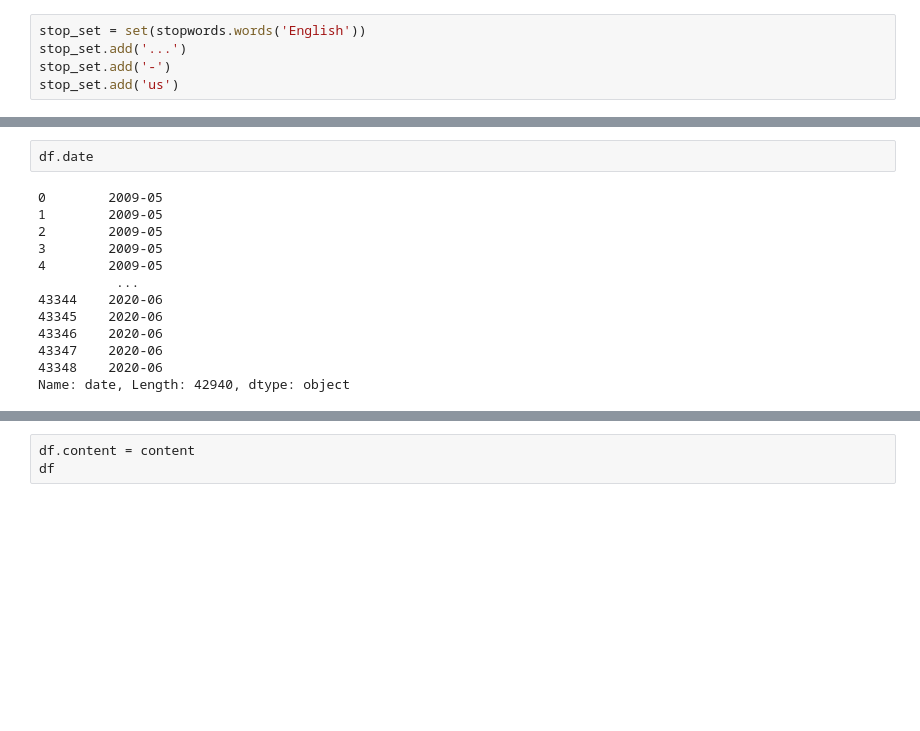
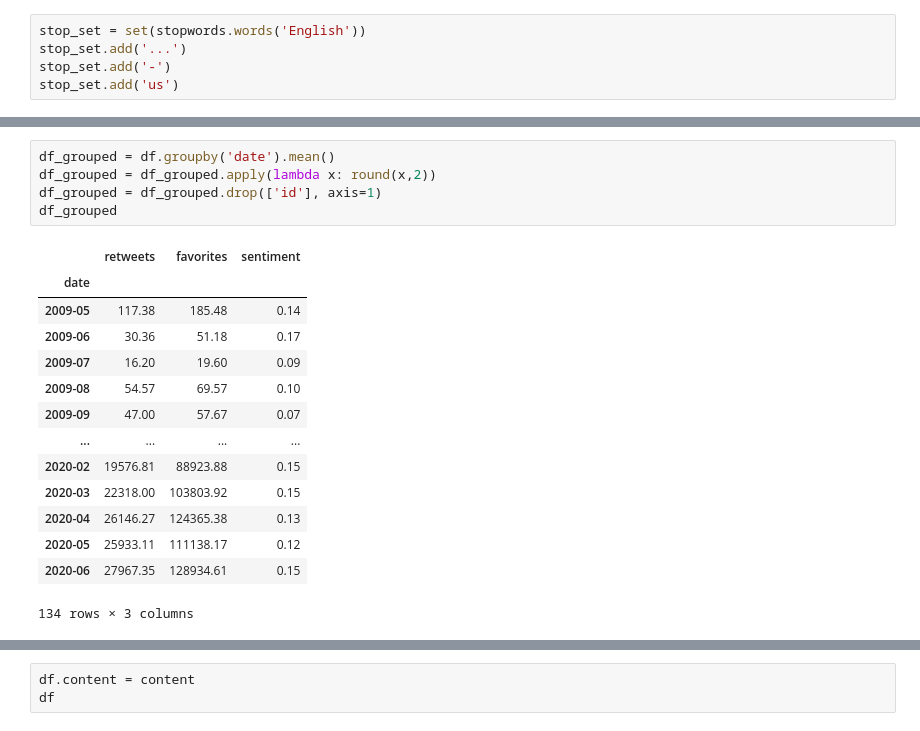
Before and after one commit to CMU-IDS-2020/a3-null-pointer, a Jupyter notebook: data_preprocessing.ipynb, the cells around one changed output, grey strips where cells are left out. Saved outputs shown, nothing was run; the diff lists cells and outputs as text; blank space fills up the shorter version.

```diff
--- a/data_preprocessing.ipynb
+++ b/data_preprocessing.ipynb
@@ -93,18 +91,23 @@ df
 | 43347 | 1273405198698975232 | joe biden was a total failure in ... | 2020-06 | 23402 | 116377 | -0.16 |
 | 43348 | 1273408026968457216 | will be interviewed on seanhannit... | 2020-06 | 11810 | 56659 | 0.40 |
 42940 rows × 6 columns
-# %%
-df.date
-# %% [output]
-0        2009-05
-1        2009-05
-2        2009-05
-3        2009-05
-4        2009-05
-          ...
-43344    2020-06
-43345    2020-06
-43346    2020-06
-43347    2020-06
-43348    2020-06
-Name: date, Length: 42940, dtype: object
+# %%
+df_grouped = df.groupby('date').mean()
+df_grouped = df_grouped.apply(lambda x: round(x,2))
+df_grouped = df_grouped.drop(['id'], axis=1)
+df_grouped
+# %% [output]
+|  | retweets | favorites | sentiment |
+| date |  |  |  |
+| 2009-05 | 117.38 | 185.48 | 0.14 |
+| 2009-06 | 30.36 | 51.18 | 0.17 |
+| 2009-07 | 16.20 | 19.60 | 0.09 |
+| 2009-08 | 54.57 | 69.57 | 0.10 |
+| 2009-09 | 47.00 | 57.67 | 0.07 |
+| ... | ... | ... | ... |
+| 2020-02 | 19576.81 | 88923.88 | 0.15 |
+| 2020-03 | 22318.00 | 103803.92 | 0.15 |
+| 2020-04 | 26146.27 | 124365.38 | 0.13 |
+| 2020-05 | 25933.11 | 111138.17 | 0.12 |
+| 2020-06 | 27967.35 | 128934.61 | 0.15 |
+134 rows × 3 columns
```
Also changed, not shown: parts of 8 cells of this notebook, 2 other files.
